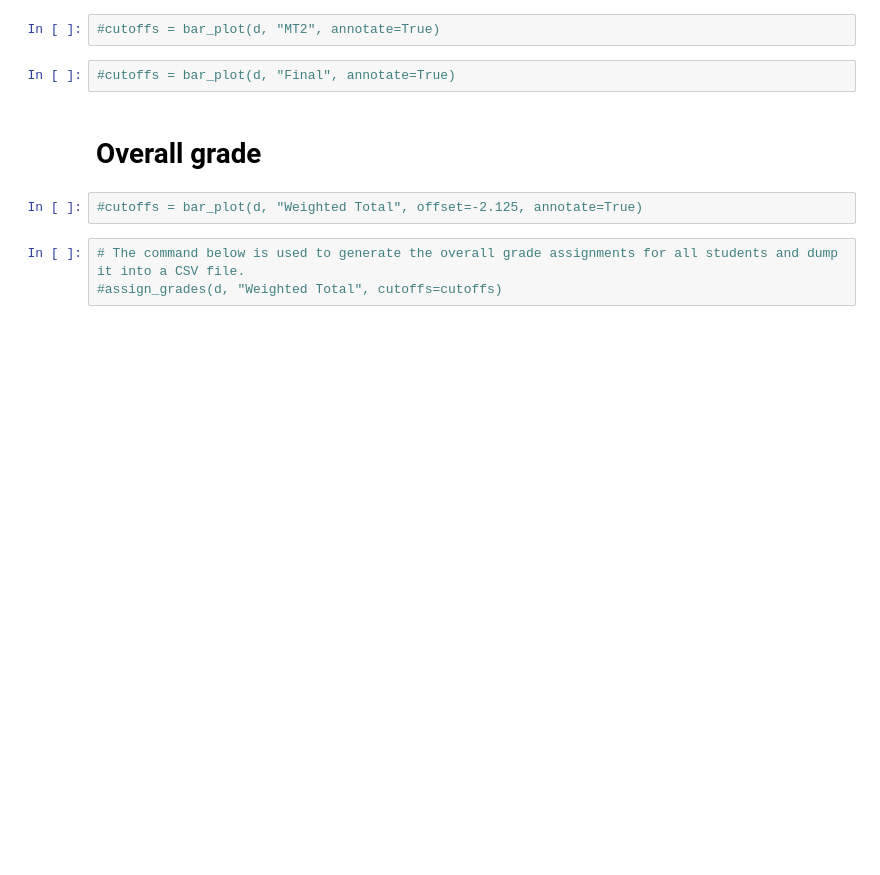
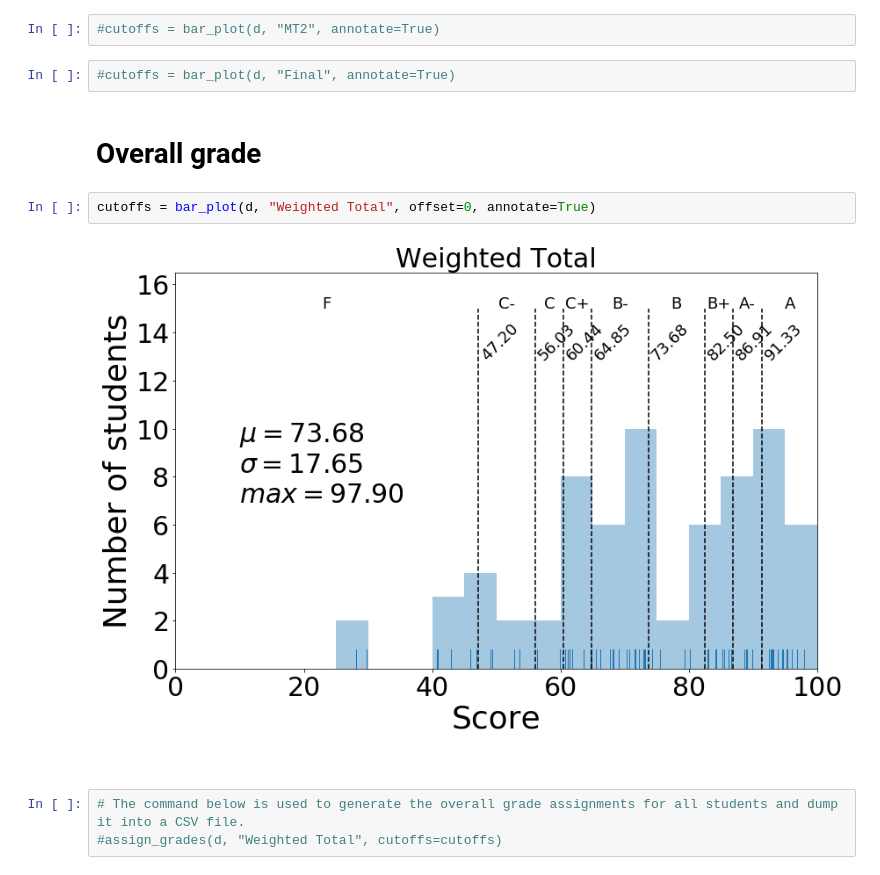
Before and after one commit to materialsvirtuallab/nano106, a Jupyter notebook: grades/NANO106_Grades_Spring2018.ipynb, the cells around one changed output. Cells and saved outputs as stored; diff of their text form; blank space fills up the shorter version.

```diff
--- a/grades/NANO106_Grades_Spring2018.ipynb
+++ b/grades/NANO106_Grades_Spring2018.ipynb
@@ -168,7 +174,9 @@ cutoffs = bar_plot(d, "MT1", annotate=True)
 # %% [markdown]
 # Overall grade
 # %%
-#cutoffs = bar_plot(d, "Weighted Total", offset=-2.125, annotate=True)
+cutoffs = bar_plot(d, "Weighted Total", offset=0, annotate=True)
+# %% [output]
+[figure, added]
 # %%
 # The command below is used to generate the overall grade assignments for all students and dump it into a CSV file.
 #assign_grades(d, "Weighted Total", cutoffs=cutoffs)
```
Also changed, not shown: parts of 6 cells of this notebook.
